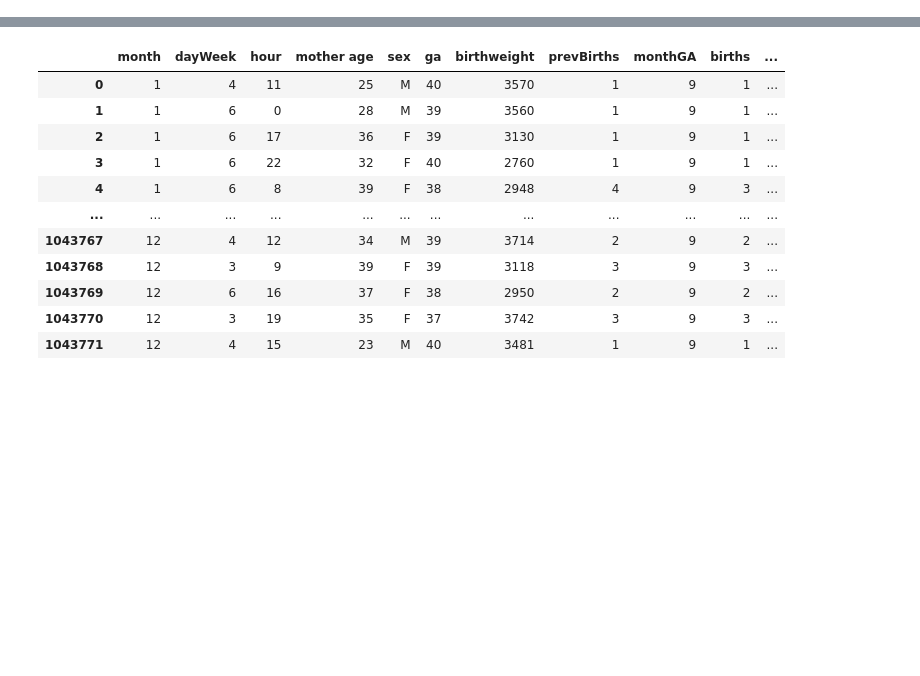
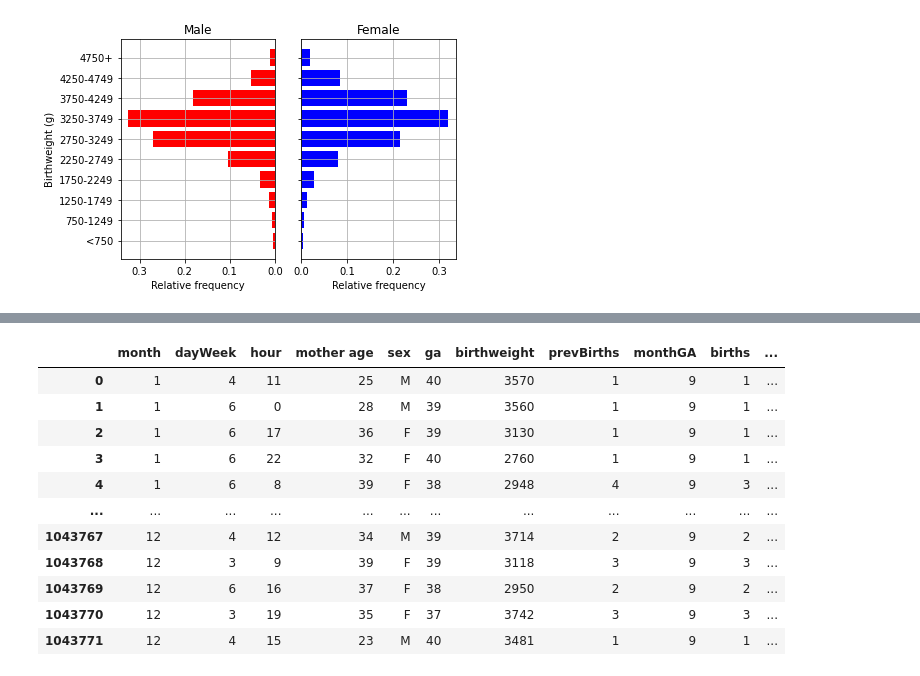
Before and after one commit to marcjmccoy/DATA624_HW4, a Jupyter notebook: hw4_week5 .ipynb, the cells around one changed output, grey strips where cells are left out. Drawn from its saved outputs; the diff is of its cells as text; code cells hidden in the pictures; blank space fills up the shorter version.

```diff
--- a/hw4_week5 .ipynb
+++ b/hw4_week5 .ipynb
@@ -6,4 +6,5 @@ import seaborn as sns
 from scipy import stats
 %matplotlib inline
 # %%
-weightData = pd.read_csv('../data/weightData.csv')
+weightData = pd.read_csv('weightData.csv')
+weightData
@@ -23,3 +36,37 @@ Using the bins and counts returned by `np.histogram`, use the matplotlib's barsh
+# %%
+#https://sharkcoder.com/data-visualization/mpl-bidirectional
+
+bin_edgesAll = np.linspace(750,4750,11)
+
+histMale, bin_edgesarrayMale = np.histogram( weightData.loc[ weightData['sex']=='F']['birthweight'],
+                                            bins = bin_edgesAll )
+
+histFemale, bin_edgesarrayFemale = np.histogram( weightData.loc[ weightData['sex']=='M']['birthweight'],
+                                                bins = bin_edgesAll )
+
+f, axes = plt.subplots(1, 2, sharey=True)
+
+axes = axes.ravel()
+
+axes[0].barh( np.arange( len(histMale) ), histMale/np.sum(histMale), color='r'  )
+
+axes[0].set_xlabel( 'Relative frequency')
+axes[0].set_ylabel( 'Birthweight (g)')
+axes[0].set_yticks(  np.arange( len(histMale) )  )
+axes[0].set_yticklabels(  ['<750', '750-1249','1250-1749','1750-2249','2250-2749','2750-3249','3250-3749','3750-4249','4250-4749','4750+' ])
+axes[0].set_title('Male')
+axes[0].invert_xaxis()
+axes[0].grid()
+
+axes[1].barh( np.arange( len(histFemale) ), histFemale/np.sum(histFemale), align='center', color='b'  )
+axes[1].set_xlabel( 'Relative frequency')
+axes[1].set_title('Female')
+plt.grid()
+
+plt.tight_layout()
+plt.show()
+# %% [output]
+[figure, added]
 # %% [markdown]
 # Gestational month histogram [12pts]
 
```
Also changed, not shown: parts of 9 cells of this notebook.
